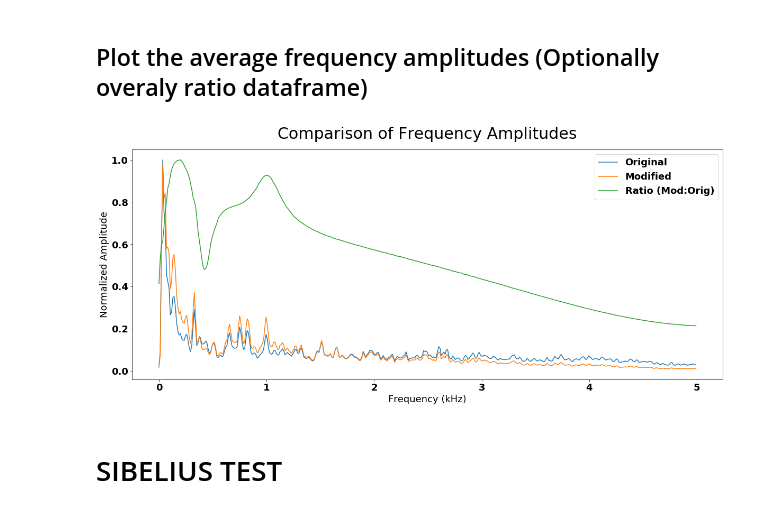
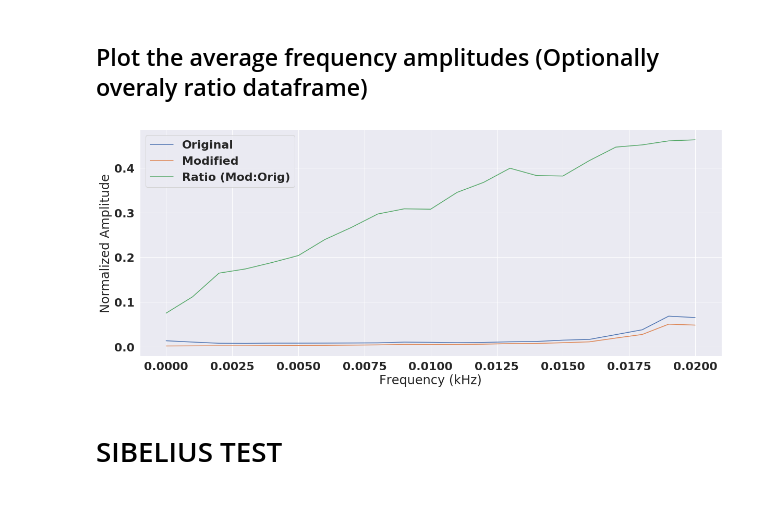
Before and after one commit to QED0711/ds_practice, a Jupyter notebook: librosa/audio_file_analyzer.ipynb, the cells around one changed output. Drawn from its saved outputs; the diff is of its cells as text; code cells hidden in the pictures.

```diff
--- a/librosa/audio_file_analyzer.ipynb
+++ b/librosa/audio_file_analyzer.ipynb
@@ -27,6 +27,6 @@ import matplotlib
 import matplotlib.pyplot as plt
 %matplotlib inline
 # plt.style.use('ggplot')
-# import seaborn as sns
-# sns.set()
+import seaborn as sns
+sns.set(font_scale=2)
 # %%
@@ -49,9 +49,9 @@ class AudioAnalyzer:
         self.sr = sr
         self.fft_size = fft_size
 
-    def set_fft_bin_size(self, size):
+    def change_fft_bin_size(self, size):
         self.fft_size = size
-        self.create_df()
+        self.spectrum_analysis()
 
     def spectrum_analysis(self):
 
@@ -68,7 +68,7 @@ class AudioAnalyzer:
     def plot_spectrum(self, min_freq=0, max_freq=None):
         max_freq = max_freq or 20000.
         window = self.df.loc[(self.df.bins * 1000. >= min_freq) & (self.df.bins * 1000. <= max_freq)]
-        window.average_amplitude.plot()
+        window.plot(x='bins', y='average_amplitude')
 # %% [markdown]
 ## AudioCompare Class
 
@@ -142,7 +142,6 @@ class AudioCompare:
                 ratio_df = ratio_df[(ratio_df.bins * 1000. >= frange[0]) & (ratio_df.bins * 1000. <= frange[1])]
             plt.plot(ratio_df['bins'], ratio_df['scaled_amplitude'])
 
-        plt.title(title, fontdict={'fontsize':30}, pad=20.)
         plt.xlabel(xlabel)
         plt.ylabel(ylabel)
         plt.legend(legend)
@@ -198,14 +176,14 @@ ratio_df = AudioCompare.get_ratio_df(original=original.df, modified=modified.df)
 # %%
 fig = plt.figure(figsize=(20,8))
 
 AudioCompare.plot_spectrum_group(
     dfs=[original.df, modified.df],
-    frange=(0,5000),
+    frange=(0,20),
     ratio_df=ratio_df
 )
 plt.show()
 # %% [output]
-[figure, old version]
+[figure, new version]
 # %% [markdown]
 # SIBELIUS TEST
 # %%
```
Also changed, not shown: parts of 8 cells of this notebook.
